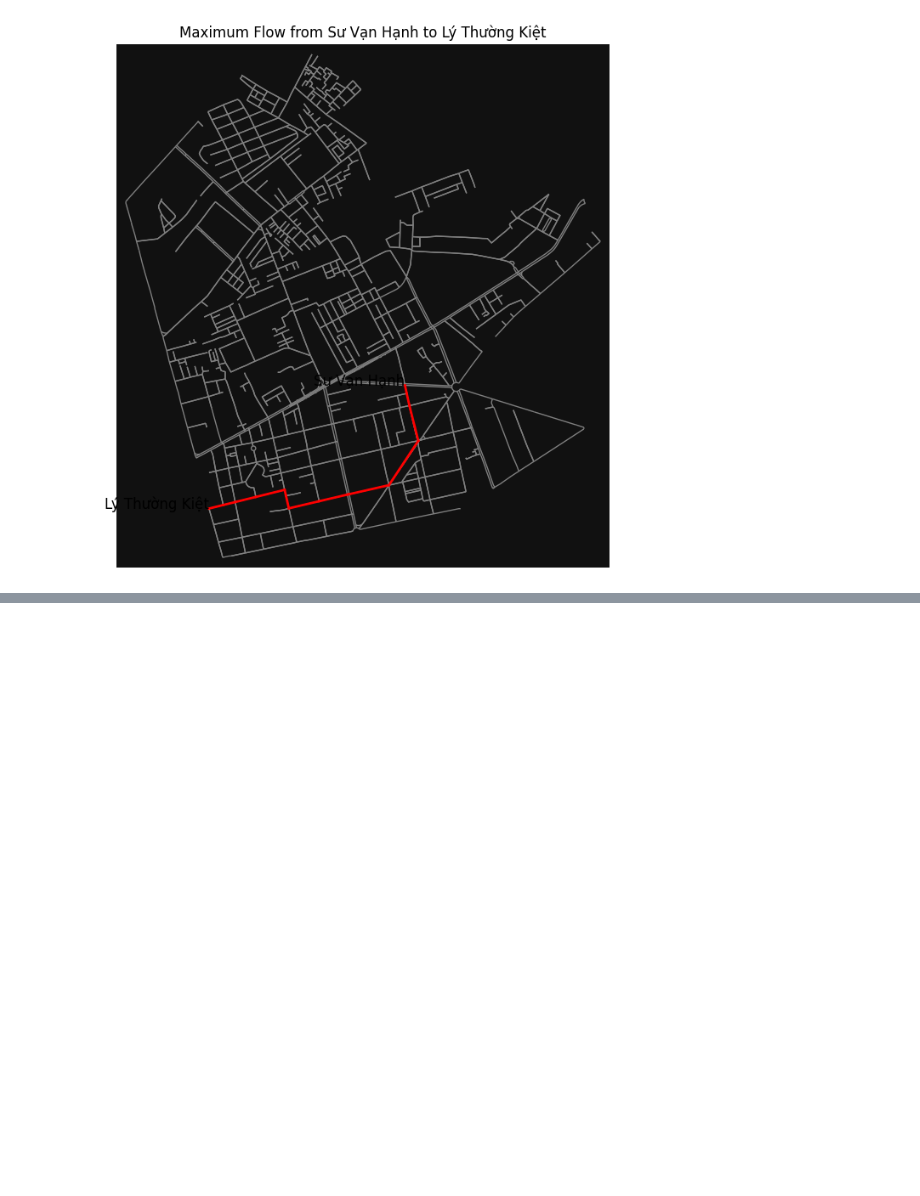
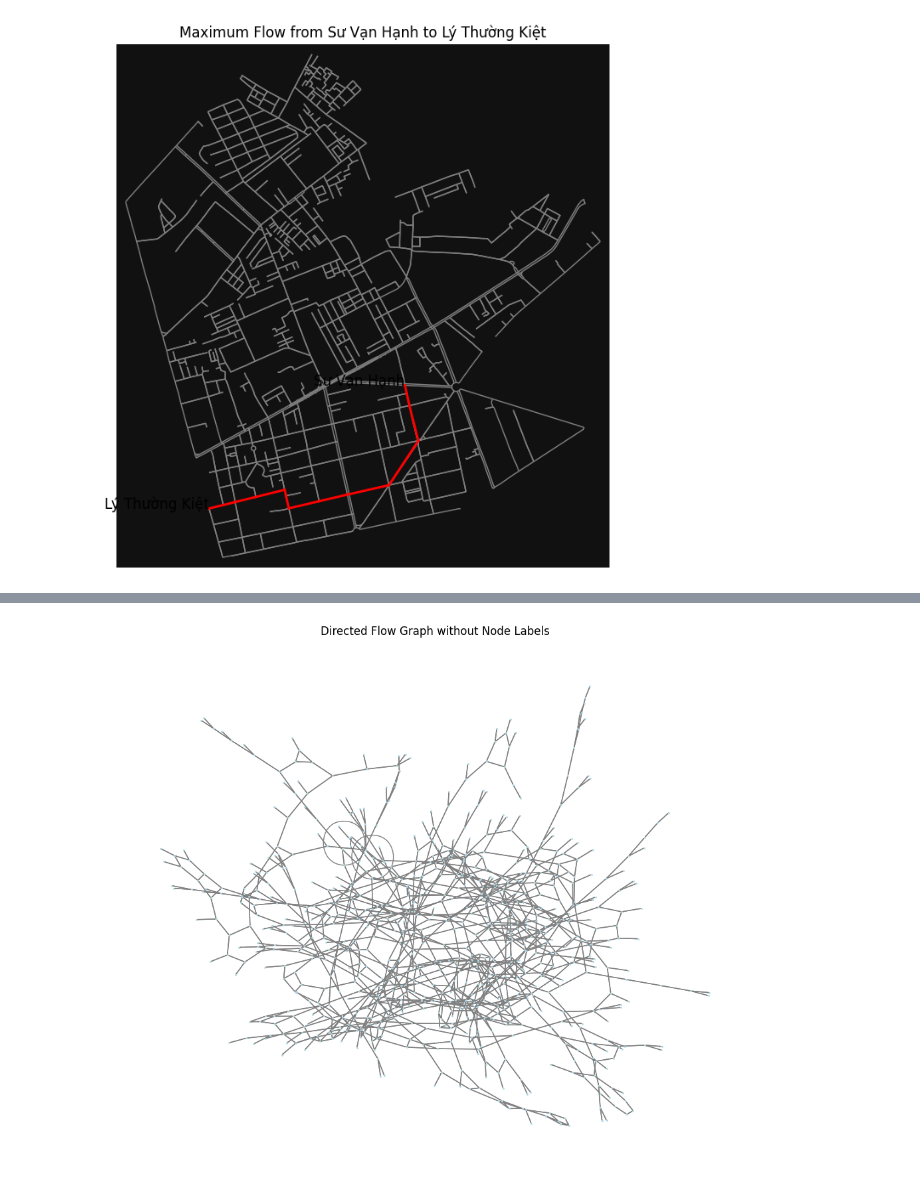
Before and after one commit to daovanhieu23800/maximumflow_HCM, a Jupyter notebook: test2.ipynb, the cells around one changed output, grey strips where cells are left out. Drawn from its saved outputs; the diff is of its cells as text; code cells hidden in the pictures; blank space fills up the shorter version.

```diff
--- a/test2.ipynb
+++ b/test2.ipynb
@@ -328,0 +436,91 @@ The maximum flow from Trường Sơn to Lý Thường Kiệt using EdmondsKarp's
+# %%
+import osmnx as ox
+import networkx as nx
+import matplotlib.pyplot as plt
+import random
+
+# Define area of interest
+place_name = "District 10, Ho Chi Minh City, Vietnam"
+graph = ox.graph_from_place(place_name, network_type="drive")
+
+# Function to plot flow graph
+def plot_flow_graph(graph, title="Flow Graph with Random Capacities"):
+    # Filter nodes that have 'x' and 'y' attributes
+    pos = {node: (data['x'], data['y']) for node, data in graph.nodes(data=True) if 'x' in data and 'y' in data}
+
+    # Remove edges that connect to nodes without positions
+    graph = graph.edge_subgraph([(u, v) for u, v in graph.edges if u in pos and v in pos]).copy()
+
+    plt.figure(figsize=(12, 12))
+    plt.title(title)
+
+    # Draw nodes with positions
+    nx.draw_networkx_nodes(graph, pos, node_size=20, node_color="blue")
+
+    # Check for capacity attributes on edges
+    capacities = nx.get_edge_attributes(graph, 'capacity')
+    print(capacities)
+    if capacities:
+        edges, capacities = zip(*capacities.items())
+        nx.draw_networkx_edges(graph, pos, edgelist=edges, edge_color="grey", alpha=0.5)
+
+        # Label edges with capacities (if there are not too many)
+        if len(capacities) < 100:  # Limit number of edge labels for clarity
+            edge_labels = {(u, v): f"{data['capacity']}" for u, v, data in graph.edges(data=True)}
+            nx.draw_networkx_edge_labels(graph, pos, edge_labels=edge_labels, font_size=6)
+    else:
+        print("No capacity attributes found on edges.")
+
+    plt.show()
+
+# Define streets
+street1 = "Trường Sơn"
+street2 = "Lý Thường Kiệt"
+
+# Find nodes for the given street names
+def find_nearest_node(graph, street_name):
+    for u, v, data in graph.edges(data=True):
+        if 'name' in data and data['name'] == street_name:
+            return u  # Return the starting node of the edge
+    return None
+
+node1 = find_nearest_node(graph, street1)
+node2 = find_nearest_node(graph, street2)
+
+if node1 is None or node2 is None:
+    print("One of the streets was not found.")
+else:
+    # Create a directed graph with random capacities
+    flow_graph = nx.DiGraph()
+    for u, v, data in graph.edges(data=True):
+        capacity = random.randint(1, 18888)  # Assign random capacity
+        flow_graph.add_edge(u, v, capacity=capacity)
+        flow_graph.add_edge(v, u, capacity=capacity)
+    # Check capacities after adding edges
+    # plt.figure(figsize=(10, 8))
+    pos = nx.spring_layout(flow_graph)
+    plt.figure(figsize=(10, 8))
+    nx.draw(flow_graph, pos, with_labels=False, node_size=1, node_color="lightblue",
+            edge_color="gray", arrowsize=1)
+
+    plt.title("Directed Flow Graph without Node Labels")
+    plt.show()
+
+    # Calculate max flow using custom Dinitz's algorithm
+    start = time.perf_counter()
+    dinitz_algo = maximum_flow.DinitzMaxFlow(flow_graph, node1, node2)
+    max_flow_value = dinitz_algo.max_flow()
+    print(f"The maximum flow from {street1} to {street2} using Dinitz's algorithm is: {max_flow_value}")
+    print(f"time: {time.perf_counter()-start}")
+    start = time.perf_counter()
+    FordFulkerson_algo = maximum_flow.FordFulkersonMaxFlow(flow_graph, node1, node2)
+    max_flow_value = FordFulkerson_algo.max_flow()
+    print(f"The maximum flow from {street1} to {street2} using FordFulkerson's algorithm is: {max_flow_value}")
+    print(f"time: {time.perf_counter()-start}")
+    start = time.perf_counter()
+    EdmondsKarp_algo = maximum_flow.EdmondsKarpMaxFlow(flow_graph, node1, node2)
+    max_flow_value = EdmondsKarp_algo.max_flow()
+    print(f"The maximum flow from {street1} to {street2} using EdmondsKarp's algorithm is: {max_flow_value}")
+    print(f"time: {time.perf_counter()-start}")
+# %% [output]
+[figure, added]
```
Also changed, not shown: parts of 8 cells of this notebook, 1 other file.
